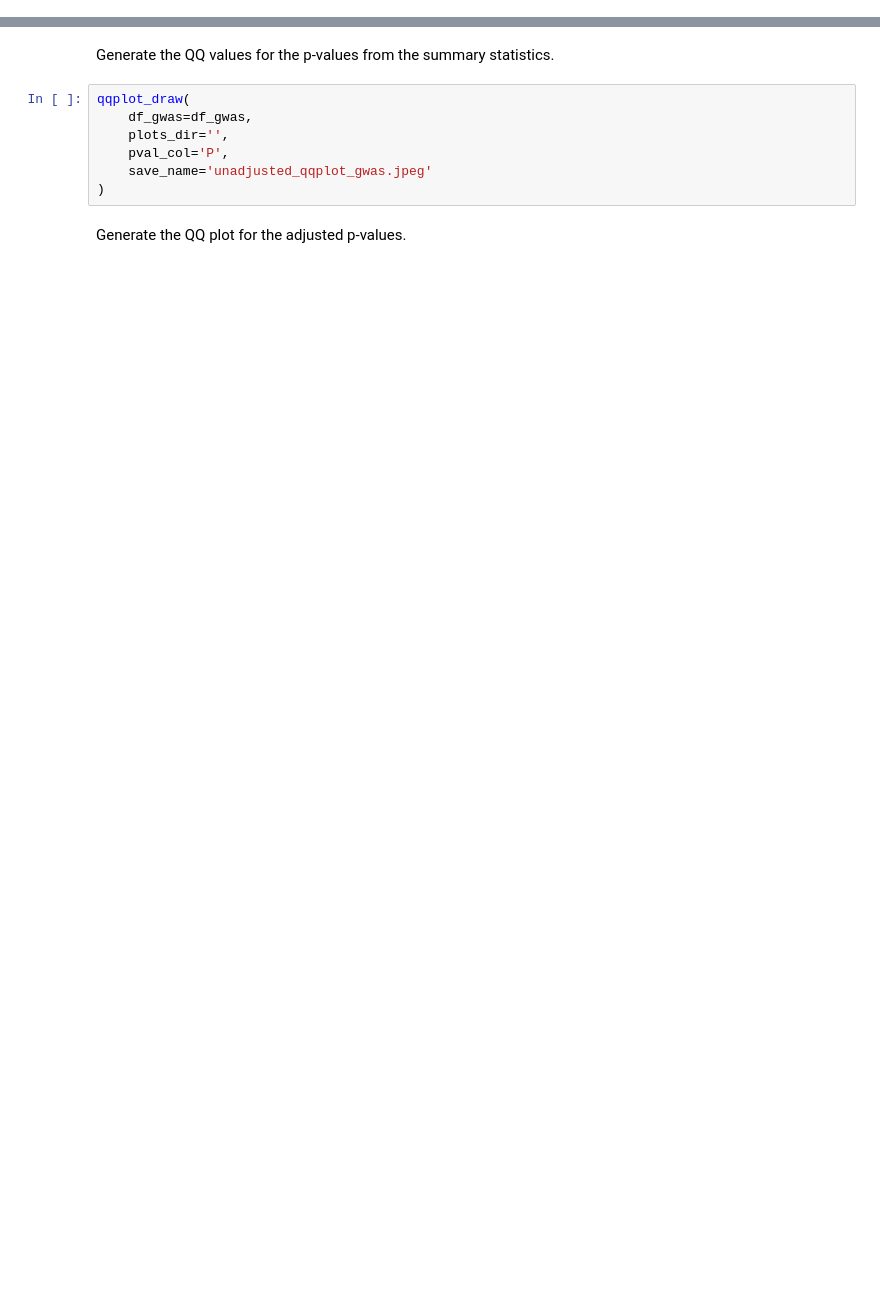
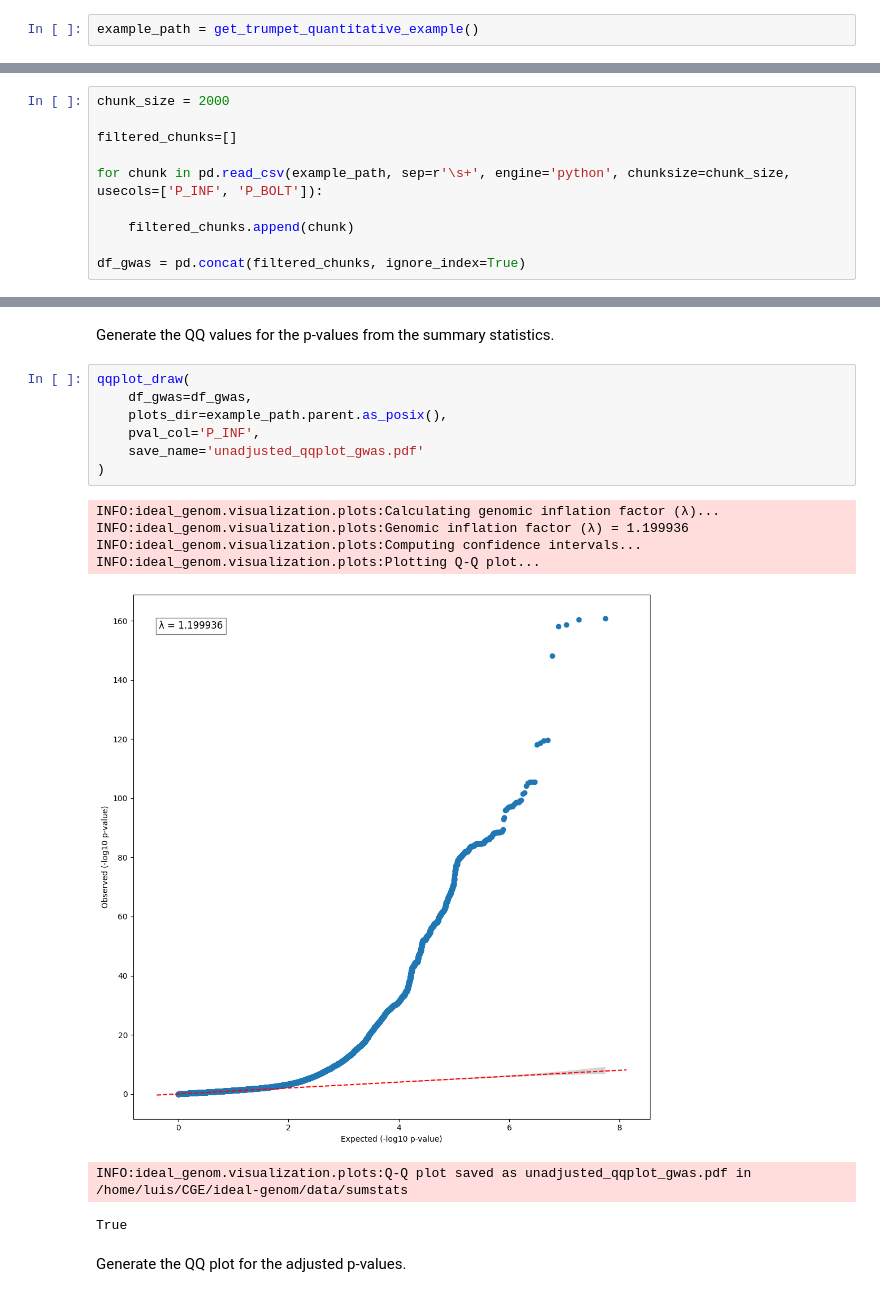
Before and after one commit to cge-tubingens/IDEAL-GENOM, a Jupyter notebook: viz_notebooks/qq_plot.ipynb, the cells around one changed output, grey strips where cells are left out. Saved outputs shown, nothing was run; the diff lists cells and outputs as text; blank space fills up the shorter version.

```diff
--- a/viz_notebooks/qq_plot.ipynb
+++ b/viz_notebooks/qq_plot.ipynb
@@ -78,0 +26,2 @@ df_adjusted.head()
+# %%
+example_path = get_trumpet_quantitative_example()
@@ -78,0 +32,10 @@ df_adjusted.head()
+# %%
+chunk_size = 2000
+
+filtered_chunks=[]
+
+for chunk in pd.read_csv(example_path, sep=r'\s+', engine='python', chunksize=chunk_size, usecols=['P_INF', 'P_BOLT']):
+
+    filtered_chunks.append(chunk)
+
+df_gwas = pd.concat(filtered_chunks, ignore_index=True)
@@ -81,10 +52,18 @@ Generate the QQ values for the p-values from the summary statistics.
 # %%
 qqplot_draw(
     df_gwas=df_gwas,
-    plots_dir='',
-    pval_col='P',
-    save_name='unadjusted_qqplot_gwas.jpeg'
+    plots_dir=example_path.parent.as_posix(),
+    pval_col='P_INF',
+    save_name='unadjusted_qqplot_gwas.pdf'
 )
+# %% [output]
+INFO:ideal_genom.visualization.plots:Calculating genomic inflation factor (λ)...
+INFO:ideal_genom.visualization.plots:Genomic inflation factor (λ) = 1.199936
+INFO:ideal_genom.visualization.plots:Computing confidence intervals...
+INFO:ideal_genom.visualization.plots:Plotting Q-Q plot...
+[figure, added]
+INFO:ideal_genom.visualization.plots:Q-Q plot saved as unadjusted_qqplot_gwas.pdf in /home/luis/CGE/ideal-genom/data/sumstats
+True
 # %% [markdown]
 Generate the QQ plot for the adjusted p-values.
 # %%
```
Also changed, not shown: parts of 15 cells of this notebook, 2 other files.
